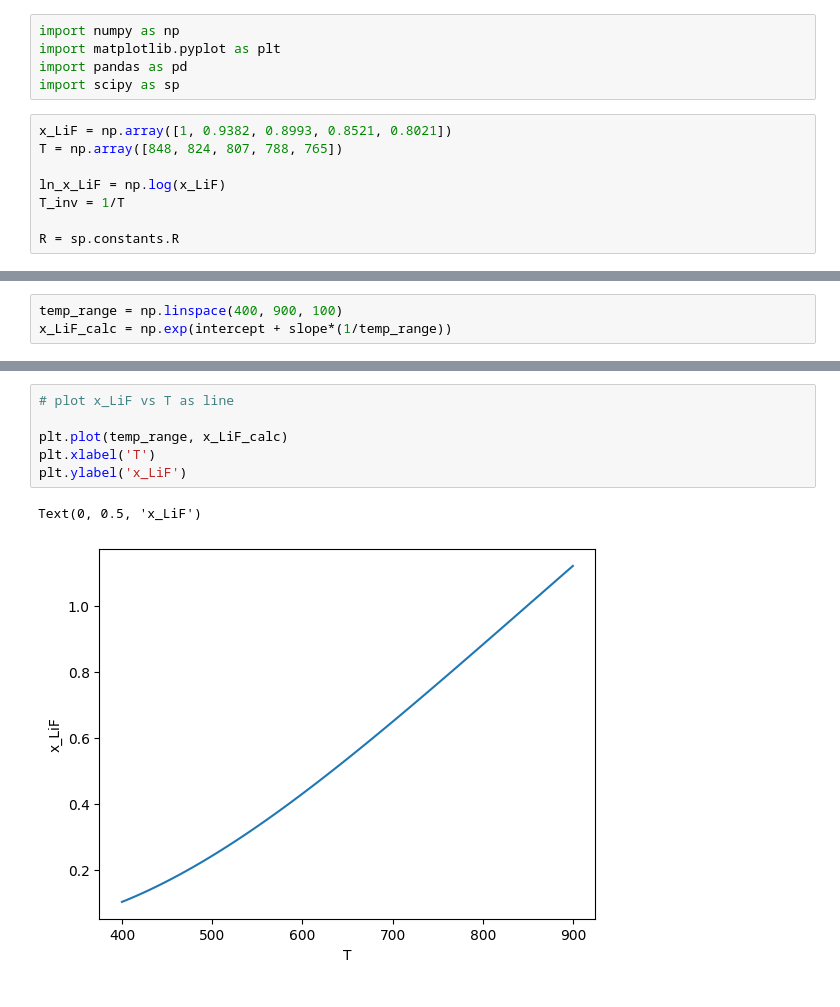
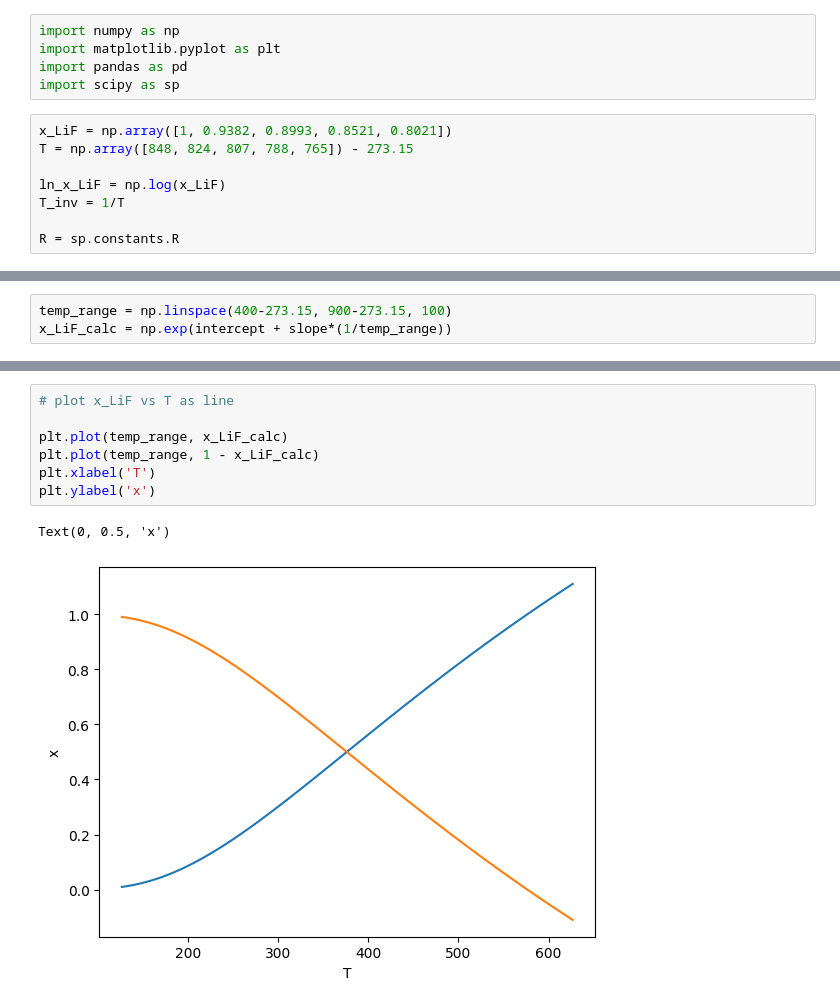
Before and after one commit to 0thomasholland/th675-UG-Code, a Jupyter notebook: Part IB/ESB/QS5.ipynb, the cells around one changed output, grey strips where cells are left out. Drawn from its saved outputs; the diff is of its cells as text.

```diff
--- a/Part IB/ESB/QS5.ipynb
+++ b/Part IB/ESB/QS5.ipynb
@@ -5,7 +5,7 @@ import pandas as pd
 import scipy as sp
 # %%
 x_LiF = np.array([1, 0.9382, 0.8993, 0.8521, 0.8021])
-T = np.array([848, 824, 807, 788, 765])
+T = np.array([848, 824, 807, 788, 765]) - 273.15
 
 ln_x_LiF = np.log(x_LiF)
 T_inv = 1/T
@@ -38,3 +38,3 @@ plt.show()
 # %%
-temp_range = np.linspace(400, 900, 100)
+temp_range = np.linspace(400-273.15, 900-273.15, 100)
 x_LiF_calc = np.exp(intercept + slope*(1/temp_range))
@@ -41,9 +51,10 @@ x_LiF_calc = np.exp(intercept + slope*(1/temp_range))
 # %%
 # plot x_LiF vs T as line
 
 plt.plot(temp_range, x_LiF_calc)
+plt.plot(temp_range, 1 - x_LiF_calc)
 plt.xlabel('T')
-plt.ylabel('x_LiF')
+plt.ylabel('x')
 # %% [output]
-Text(0, 0.5, 'x_LiF')
+Text(0, 0.5, 'x')
-[figure, old version]
+[figure, new version]
```
Also changed, not shown: parts of 4 cells of this notebook, 1 other file.
